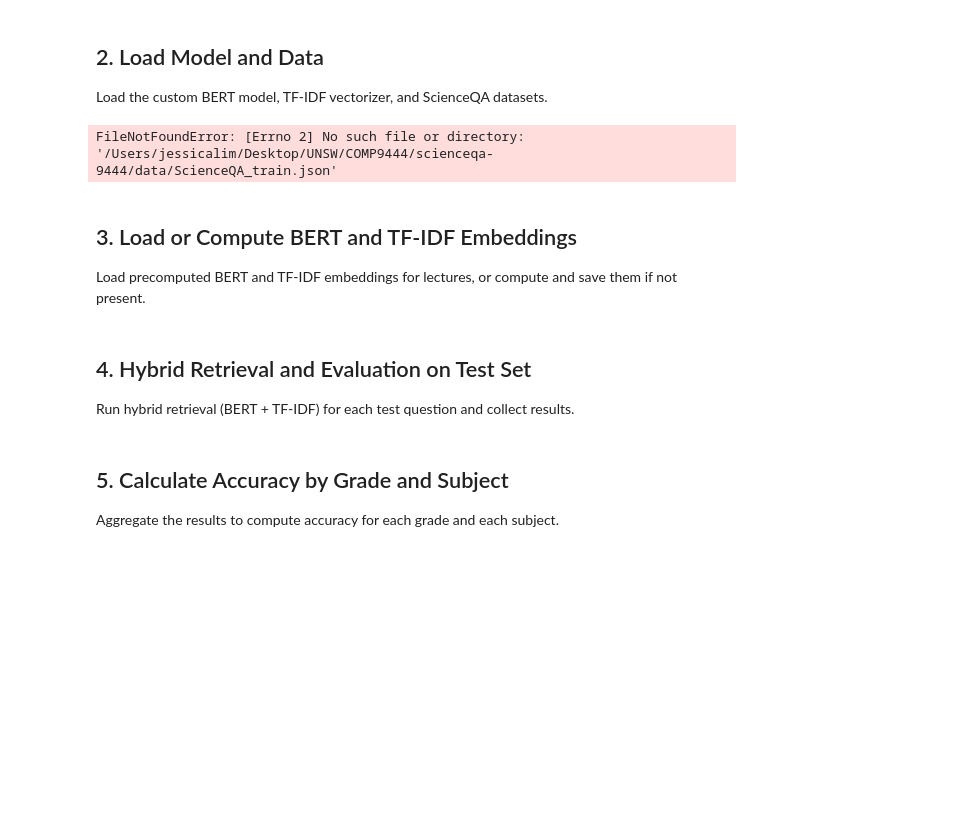
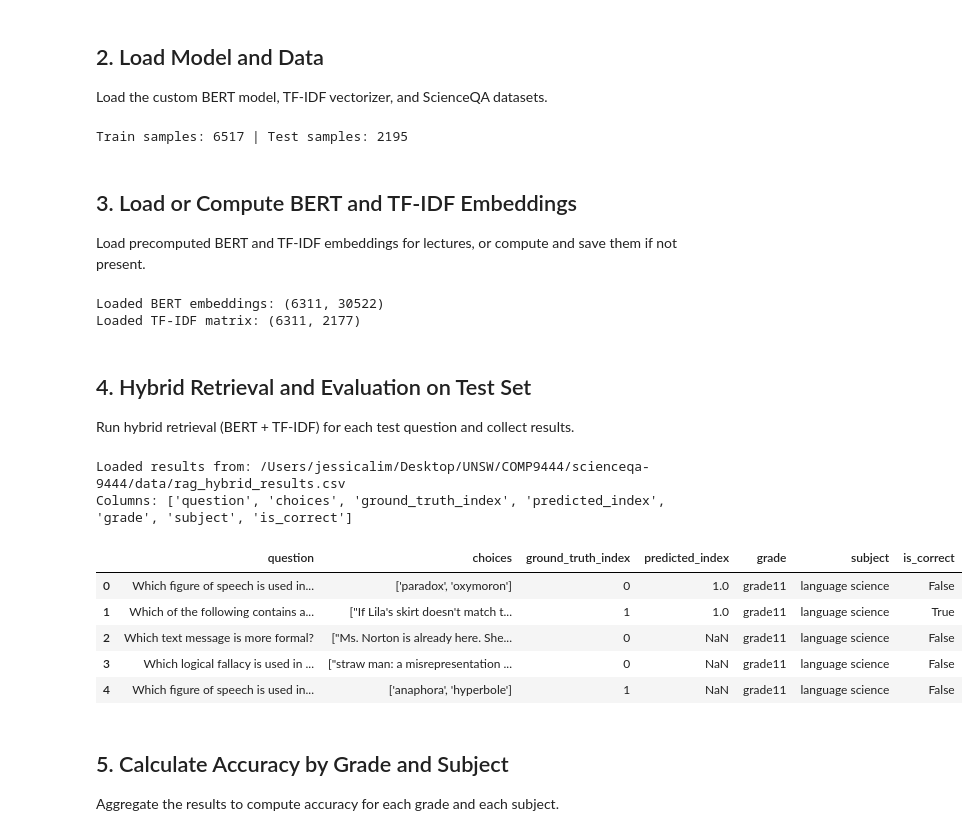
Before and after one commit to jeelelel/scienceqa-9444, a Jupyter notebook: rag_mac/rag_eval_hybrid_visualization.ipynb, the cells around one changed output. Drawn from its saved outputs; the diff is of its cells as text; code cells hidden in the pictures; blank space fills up the shorter version.

```diff
--- a/rag_mac/rag_eval_hybrid_visualization.ipynb
+++ b/rag_mac/rag_eval_hybrid_visualization.ipynb
@@ -19,6 +19,8 @@ import os
 Load the custom BERT model, TF-IDF vectorizer, and ScienceQA datasets.
 # %%
 import sys
+import os
+import json
 sys.path.append(os.path.abspath(os.path.join(os.getcwd(), "..", "models")))
 from custom_bert import CustomBERTEmbedding
 
@@ -42,14 +44,26 @@ with open(train_path, 'r', encoding='utf-8') as f:
 with open(test_path, 'r', encoding='utf-8') as f:
     data_test = json.load(f)
 
+# Convert dict to list if needed
+if isinstance(data_train, dict):
+    data_train = list(data_train.values())
+if isinstance(data_test, dict):
+    data_test = list(data_test.values())
+
+# Filter to only dict items
+data_train = [item for item in data_train if isinstance(item, dict)]
+data_test = [item for item in data_test if isinstance(item, dict)]
+
 print(f"Train samples: {len(data_train)} | Test samples: {len(data_test)}")
 # %% [output]
-FileNotFoundError: [Errno 2] No such file or directory: '/Users/jessicalim/Desktop/UNSW/COMP9444/scienceqa-9444/data/ScienceQA_train.json'
+Train samples: 6517 | Test samples: 2195
 # %% [markdown]
 ## 3. Load or Compute BERT and TF-IDF Embeddings
 Load precomputed BERT and TF-IDF embeddings for lectures, or compute and save them if not present.
 # %%
 def simple_tokenizer(text, vocab_size=VOCAB_SIZE, max_seq_length=MAX_SEQ_LENGTH):
+    if not isinstance(text, str):
+        text = str(text)
     tokens = text.lower().split()
     ids = [abs(hash(token)) % vocab_size for token in tokens]
     if len(ids) < max_seq_length:
@@ -98,42 +112,35 @@ else:
     with open(tfidf_vocab_path, "r") as f:
         vocab = json.load(f)
     vectorizer = TfidfVectorizer(vocabulary=vocab)
+    vectorizer.fit(lectures)
 
 print(f"Loaded BERT embeddings: {bert_embs.shape}")
 print(f"Loaded TF-IDF matrix: {tfidf_matrix.shape}")
+# %% [output]
+Loaded BERT embeddings: (6311, 30522)
+Loaded TF-IDF matrix: (6311, 2177)
 # %% [markdown]
 ## 4. Hybrid Retrieval and Evaluation on Test Set
 Run hybrid retrieval (BERT + TF-IDF) for each test question and collect results.
 # %%
-results = []
-for item in tqdm(data_test, desc="Hybrid retrieval on test set"):
-    query = item.get('question', '')
-    gt_answer = item.get('answer', '')
-    grade = item.get('grade', 'Unknown')
-    subject = item.get('subject', 'Unknown')
-    # BERT retrieval
-    query_emb = embed_text(model, query)
-    bert_sims = np.dot(bert_embs, query_emb) / (np.linalg.norm(bert_embs, axis=1) * np.linalg.norm(query_emb) + 1e-8)
-    # TF-IDF retrieval
-    tfidf_query = vectorizer.transform([query])
-    tfidf_sims = cosine_similarity(tfidf_matrix, tfidf_query).flatten()
-    # Hybrid: weighted sum (0.5 BERT + 0.5 TF-IDF)
-    hybrid_sims = 0.5 * bert_sims + 0.5 * tfidf_sims
-    top_idx = np.argmax(hybrid_sims)
-    hit = data_train[top_idx]
-    # For this notebook, just check if the top retrieved lecture contains the ground truth answer (string match)
-    lecture = hit.get('lecture', '')
-    is_correct = str(gt_answer).strip().lower() in lecture.strip().lower()
-    results.append({
-        'question': query,
-        'ground_truth': gt_answer,
-        'retrieved_lecture': lecture,
-        'grade': grade,
-        'subject': subject,
-        'is_correct': is_correct
-    })
-results_df = pd.DataFrame(results)
+import pandas as pd
+import os
+
+# Load precomputed hybrid RAG results from CSV
+results_csv_path = os.path.join(data_dir, "rag_hybrid_results.csv")
+results_df = pd.read_csv(results_csv_path)
+print("Loaded results from:", results_csv_path)
+print("Columns:", results_df.columns.tolist())
 results_df.head()
+# %% [output]
+Loaded results from: /Users/jessicalim/Desktop/UNSW/COMP9444/scienceqa-9444/data/rag_hybrid_results.csv
+Columns: ['question', 'choices', 'ground_truth_index', 'predicted_index', 'grade', 'subject', 'is_correct']
+|  | question | choices | ground_truth_index | predicted_index | grade | subject | is_correct |
+| 0 | Which figure of speech is used in... | ['paradox', 'oxymoron'] | 0 | 1.0 | grade11 | language science | False |
+| 1 | Which of the following contains a... | ["If Lila's skirt doesn't match t... | 1 | 1.0 | grade11 | language science | True |
+| 2 | Which text message is more formal? | ["Ms. Norton is already here. She... | 0 | NaN | grade11 | language science | False |
+| 3 | Which logical fallacy is used in ... | ["straw man: a misrepresentation ... | 0 | NaN | grade11 | language science | False |
+| 4 | Which figure of speech is used in... | ['anaphora', 'hyperbole'] | 1 | NaN | grade11 | language science | False |
 # %% [markdown]
 ## 5. Calculate Accuracy by Grade and Subject
 Aggregate the results to compute accuracy for each grade and each subject.
```
Also changed, not shown: parts of 4 cells of this notebook, 3 other files.
